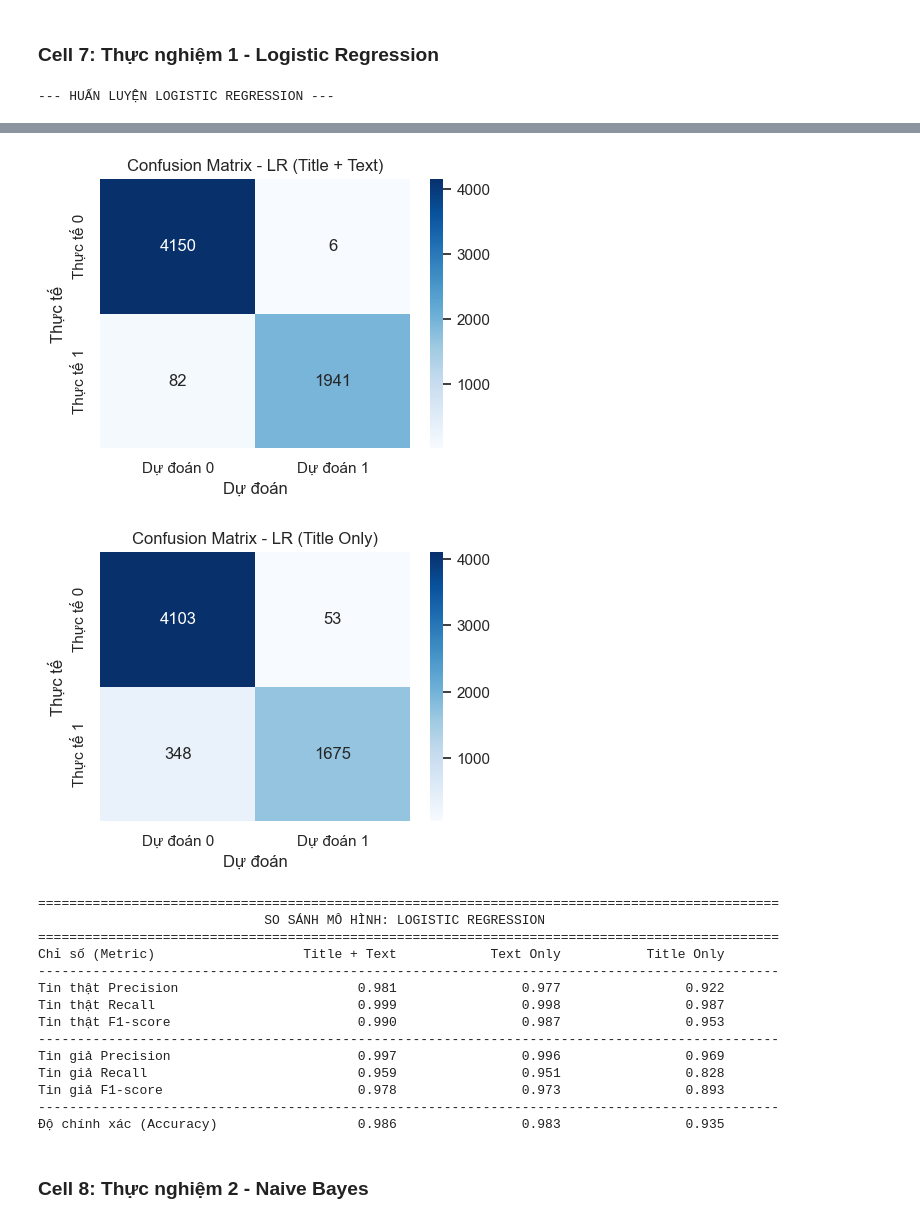
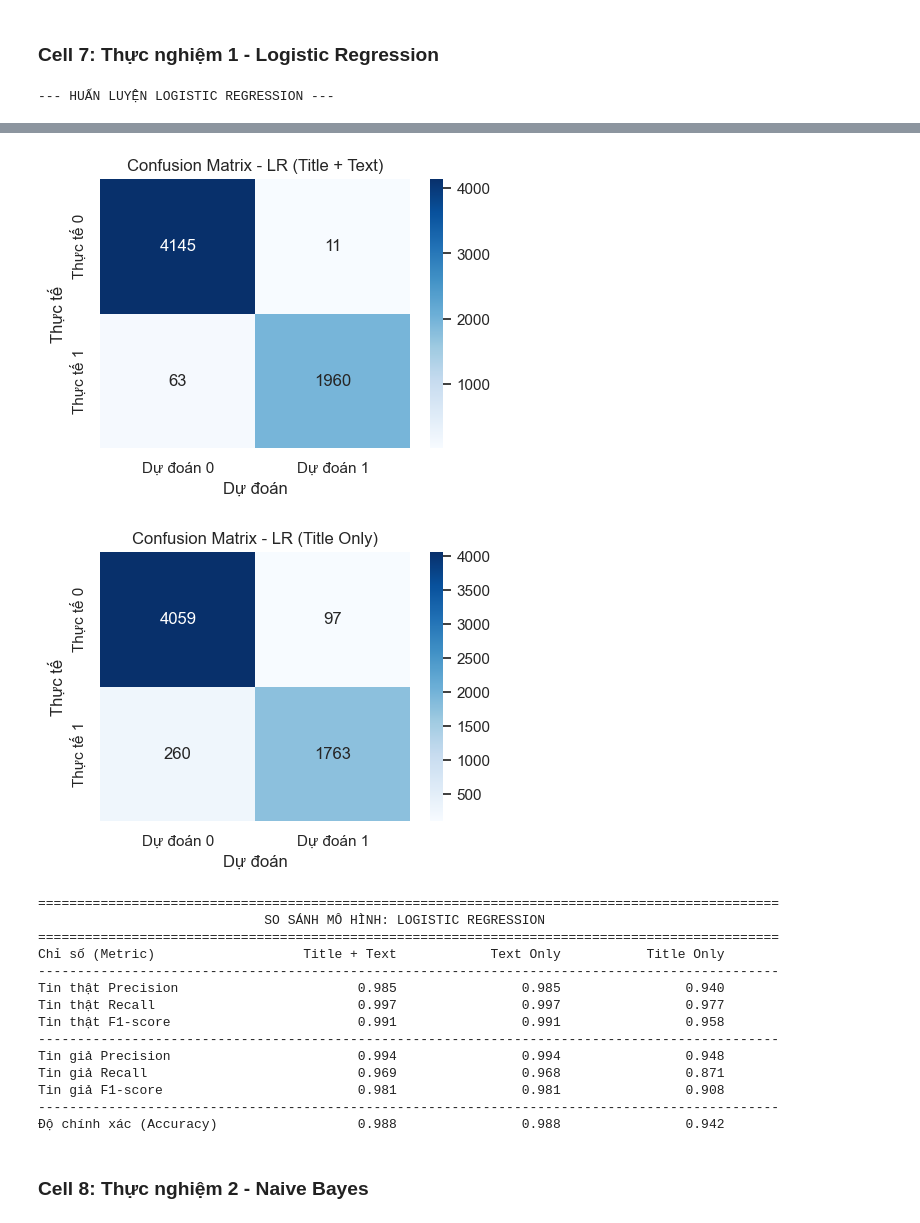
Before and after one commit to nphat-code/fake-news-detection, a Jupyter notebook: notebooks/train.ipynb, the cells around one changed output, grey strips where cells are left out. Cells and saved outputs as stored; diff of their text form; code cells hidden in the pictures.

```diff
--- a/notebooks/train.ipynb
+++ b/notebooks/train.ipynb
@@ -330,7 +482,7 @@ def display_comparison_report(model_name, acc_title_text, report_title_text, acc
 ### Cell 7: Thực nghiệm 1 - Logistic Regression
 # %%
 print("--- HUẤN LUYỆN LOGISTIC REGRESSION ---")
-lr_model = LogisticRegression(max_iter=1000)
+lr_model = LogisticRegression(max_iter=1000, class_weight='balanced')
 
 acc_lr_text, rep_lr_text = train_and_evaluate_model(lr_model, "LR (Text Only)", X_train_text, X_test_text, "Blues")
 acc_lr_title, rep_lr_title = train_and_evaluate_model(lr_model, "LR (Title + Text)", X_train_title, X_test_title, "Blues")
@@ -343,19 +495,19 @@ display_comparison_report("LOGISTIC REGRESSION", acc_lr_title, rep_lr_title, acc
 [figure]
-[figure, old version]
+[figure, new version]
 ===============================================================================================
                              SO SÁNH MÔ HÌNH: LOGISTIC REGRESSION
 ===============================================================================================
 Chỉ số (Metric)                   Title + Text            Text Only           Title Only
 -----------------------------------------------------------------------------------------------
-Tin thật Precision                       0.981                0.977                0.922
-Tin thật Recall                          0.999                0.998                0.987
-Tin thật F1-score                        0.990                0.987                0.953
+Tin thật Precision                       0.985                0.985                0.940
+Tin thật Recall                          0.997                0.997                0.977
+Tin thật F1-score                        0.991                0.991                0.958
 -----------------------------------------------------------------------------------------------
-Tin giả Precision                        0.997                0.996                0.969
-Tin giả Recall                           0.959                0.951                0.828
-Tin giả F1-score                         0.978                0.973                0.893
+Tin giả Precision                        0.994                0.994                0.948
+Tin giả Recall                           0.969                0.968                0.871
+Tin giả F1-score                         0.981                0.981                0.908
 -----------------------------------------------------------------------------------------------
-Độ chính xác (Accuracy)                  0.986                0.983                0.935
+Độ chính xác (Accuracy)                  0.988                0.988                0.942
 # %% [markdown]
 ### Cell 8: Thực nghiệm 2 - Naive Bayes
 # %%
```
Also changed, not shown: parts of 8 cells of this notebook.
